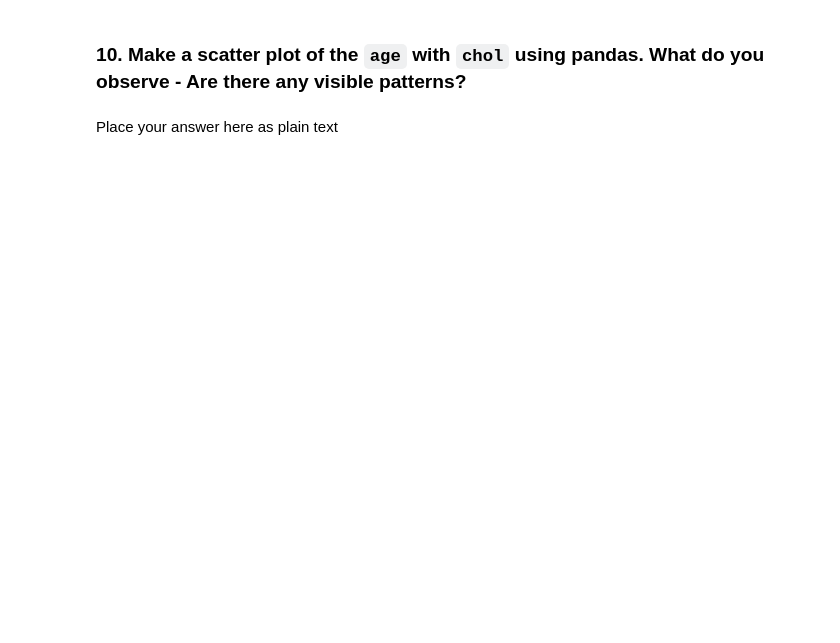
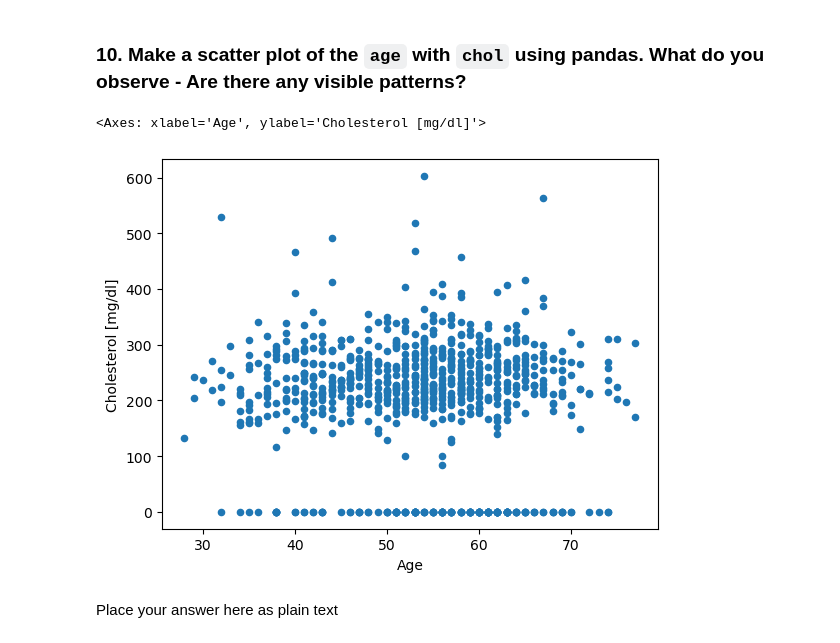
Before and after one commit to LipeCarmel-NTNU/KP8907, a Jupyter notebook: Exercises/Exercise_Tabular_Data.ipynb, the cells around one changed output. Saved outputs shown, nothing was run; the diff lists cells and outputs as text; code cells hidden in the pictures; blank space fills up the shorter version.

```diff
--- a/Exercises/Exercise_Tabular_Data.ipynb
+++ b/Exercises/Exercise_Tabular_Data.ipynb
@@ -153,5 +223,10 @@ Place your answer here as plain text
 ### 10. Make a scatter plot of the `age` with `chol` using pandas. What do you observe - Are there any visible patterns?
 # %%
 ## Place your code here
+
+df.plot(x = "age", y = "chol", kind = "scatter", xlabel='Age', ylabel='Cholesterol [mg/dl]')
+# %% [output]
+<Axes: xlabel='Age', ylabel='Cholesterol [mg/dl]'>
+[figure, added]
 # %% [markdown]
 Place your answer here as plain text
```
Also changed, not shown: parts of 9 cells of this notebook, 1 other file.
